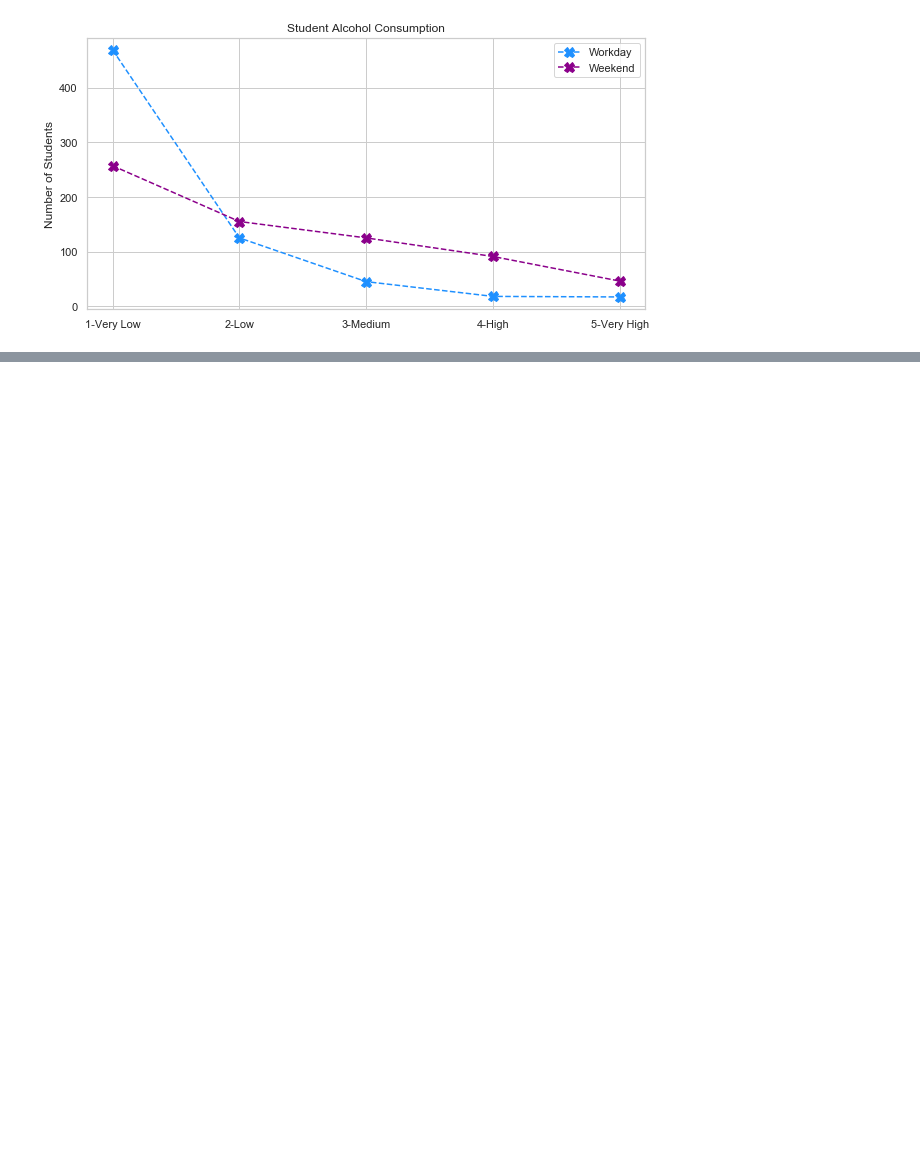
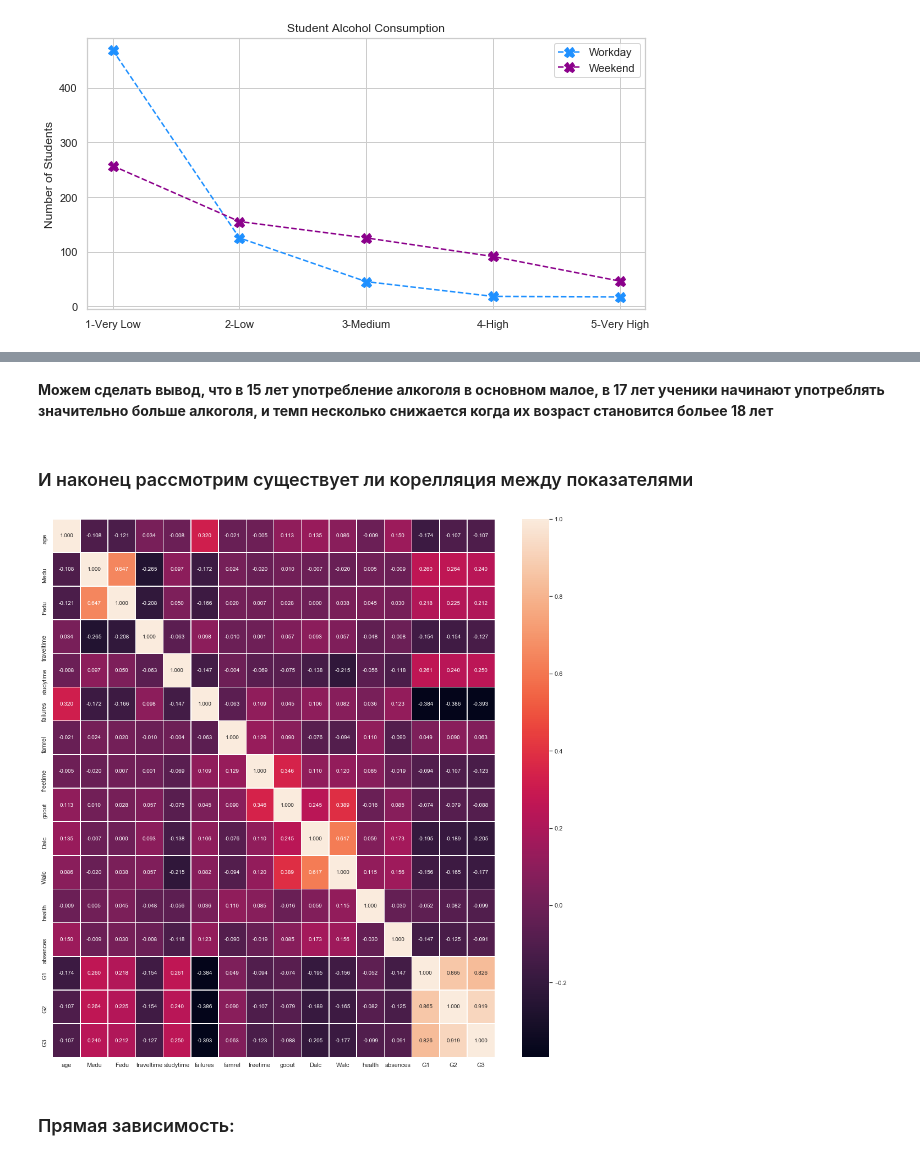
Before and after one commit to finesun16/netology_pyda_13_hw, a Jupyter notebook: diplom.ipynb, the cells around one changed output, grey strips where cells are left out. Saved outputs shown, nothing was run; the diff lists cells and outputs as text; code cells hidden in the pictures; blank space fills up the shorter version.

```diff
--- a/diplom.ipynb
+++ b/diplom.ipynb
@@ -443,0 +490,14 @@ plt.show()
+# %% [markdown]
+**Можем сделать вывод, что в 15 лет употребление алкоголя в основном малое,  в 17 лет ученики начинают употреблять значительно больше алкоголя,  и темп несколько снижается когда их возраст становится больее 18 лет**
+# %% [markdown]
+### И наконец рассмотрим существует ли корелляция между показателями
+# %%
+d2.corr()
+
+f,ax=plt.subplots(figsize=(18,18))
+sns.heatmap(d2.corr(),annot=True,linewidth=0.5,fmt='.3f',ax=ax)
+plt.show()
+# %% [output]
+[figure, added]
+# %% [markdown]
+### Прямая зависимость:
```
Also changed, not shown: parts of 75 cells of this notebook.
